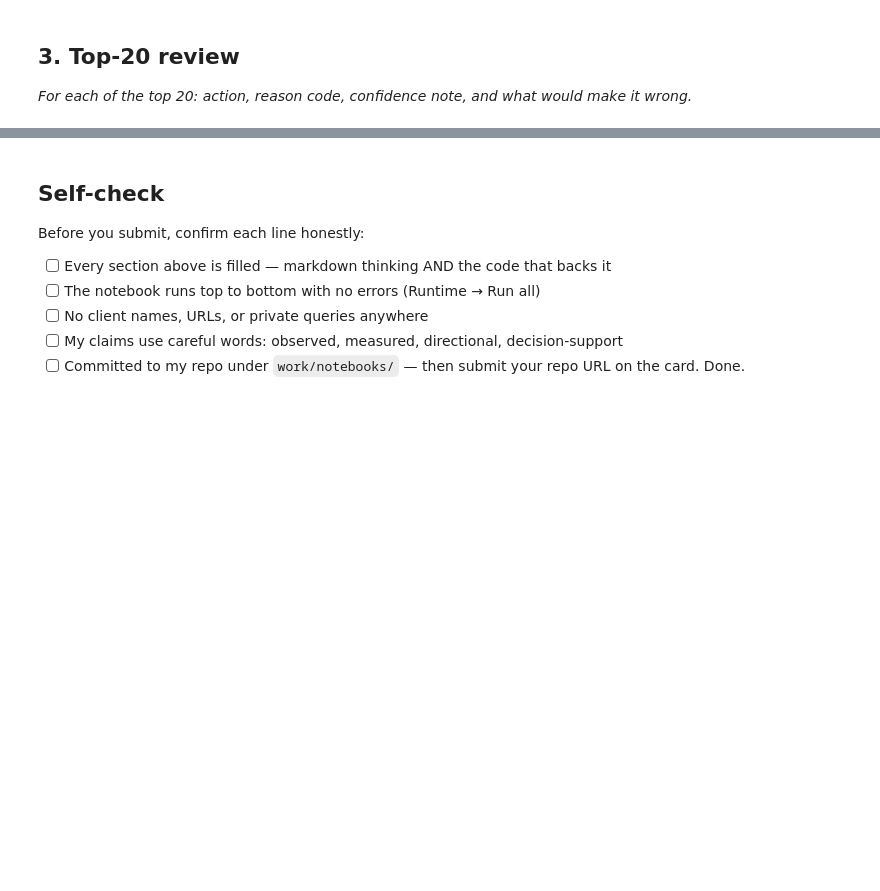
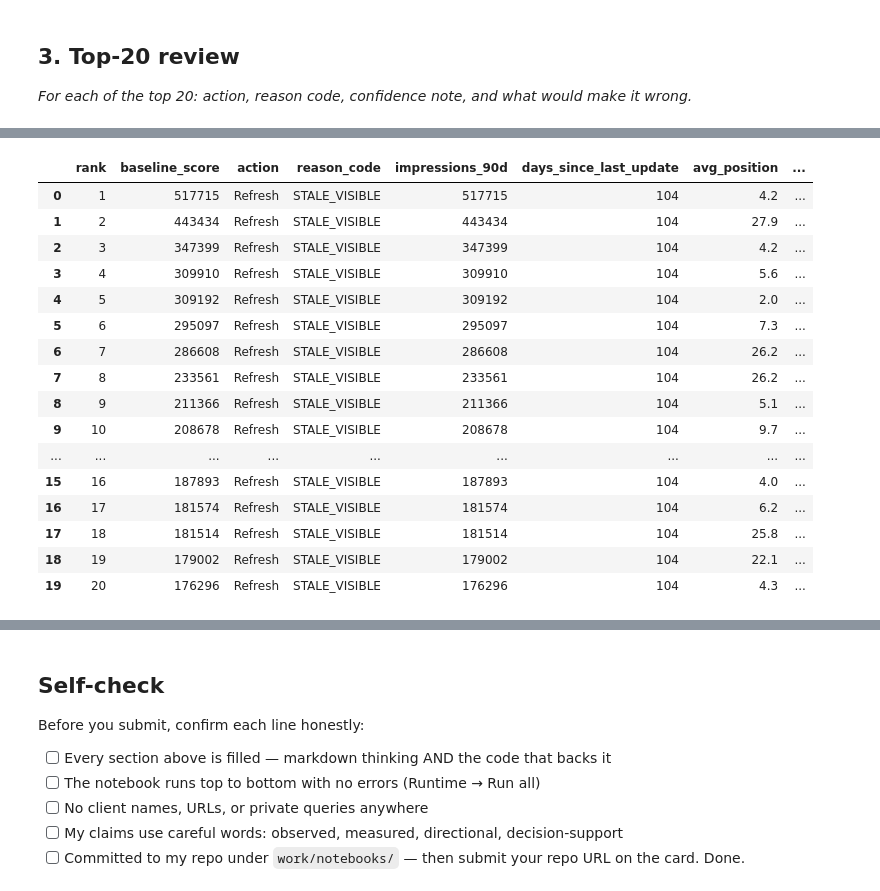
Before and after one commit to MotazSameh/flyrank-ml-internship, a Jupyter notebook: work/notebooks/w04_baseline_score.ipynb, the cells around one changed output, grey strips where cells are left out. Drawn from its saved outputs; the diff is of its cells as text; code cells hidden in the pictures; blank space fills up the shorter version.

```diff
--- a/work/notebooks/w04_baseline_score.ipynb
+++ b/work/notebooks/w04_baseline_score.ipynb
@@ -36,0 +391,29 @@ This skeleton is yours to fill. Work the sections **in order** — each one has
+# %%
+# ============================================================
+# Section 3 — Top-20 Review
+# ============================================================
+
+top20_review = baseline_queue.head(20).copy()
+
+# Confidence note based only on observed rule signals
+top20_review["confidence_note"] = np.where(
+    top20_review["impressions_90d"] >= 10000,
+    "Strong visibility signal, but refresh need is not proven",
+    "Visible and stale, but lower exposure than the strongest picks"
+)
+
+# What could make the recommendation wrong
+top20_review["what_would_make_it_wrong"] = (
+    "The page may still be performing well despite being stale, "
+    "or the observed impressions may not justify a refresh."
+)
+
+review_cols = [
+    "rank",
+    "action",
+    "reason_code",
+    "confidence_note",
+    "what_would_make_it_wrong"
+]
+
+display(top20_review[review_cols])
@@ -36,0 +438,34 @@ This skeleton is yours to fill. Work the sections **in order** — each one has
+# %%
+# Show the actual signals used by the rule
+display(
+    top20_review[
+        [
+            "rank",
+            "baseline_score",
+            "action",
+            "reason_code",
+            "impressions_90d",
+            "days_since_last_update",
+            "avg_position",
+            "ctr"
+        ]
+    ]
+)
+# %% [output]
+|  | rank | baseline_score | action | reason_code | impressions_90d | days_since_last_update | avg_position | ... |
+| 0 | 1 | 517715 | Refresh | STALE_VISIBLE | 517715 | 104 | 4.2 | ... |
+| 1 | 2 | 443434 | Refresh | STALE_VISIBLE | 443434 | 104 | 27.9 | ... |
+| 2 | 3 | 347399 | Refresh | STALE_VISIBLE | 347399 | 104 | 4.2 | ... |
+| 3 | 4 | 309910 | Refresh | STALE_VISIBLE | 309910 | 104 | 5.6 | ... |
+| 4 | 5 | 309192 | Refresh | STALE_VISIBLE | 309192 | 104 | 2.0 | ... |
+| 5 | 6 | 295097 | Refresh | STALE_VISIBLE | 295097 | 104 | 7.3 | ... |
+| 6 | 7 | 286608 | Refresh | STALE_VISIBLE | 286608 | 104 | 26.2 | ... |
+| 7 | 8 | 233561 | Refresh | STALE_VISIBLE | 233561 | 104 | 26.2 | ... |
+| 8 | 9 | 211366 | Refresh | STALE_VISIBLE | 211366 | 104 | 5.1 | ... |
+| 9 | 10 | 208678 | Refresh | STALE_VISIBLE | 208678 | 104 | 9.7 | ... |
+| ... | ... | ... | ... | ... | ... | ... | ... | ... |
+| 15 | 16 | 187893 | Refresh | STALE_VISIBLE | 187893 | 104 | 4.0 | ... |
+| 16 | 17 | 181574 | Refresh | STALE_VISIBLE | 181574 | 104 | 6.2 | ... |
+| 17 | 18 | 181514 | Refresh | STALE_VISIBLE | 181514 | 104 | 25.8 | ... |
+| 18 | 19 | 179002 | Refresh | STALE_VISIBLE | 179002 | 104 | 22.1 | ... |
+| 19 | 20 | 176296 | Refresh | STALE_VISIBLE | 176296 | 104 | 4.3 | ... |
```
Also changed, not shown: parts of 24 cells of this notebook.
